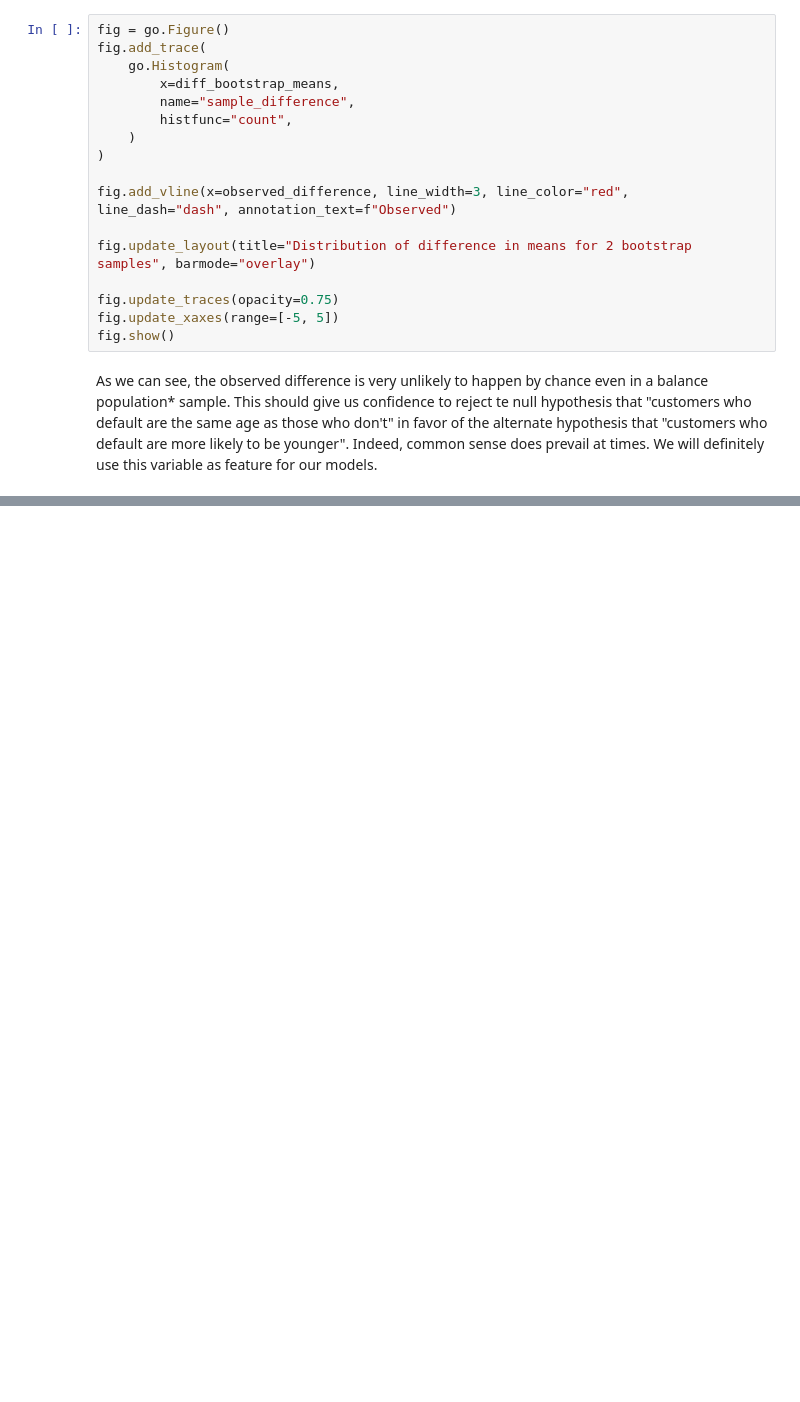
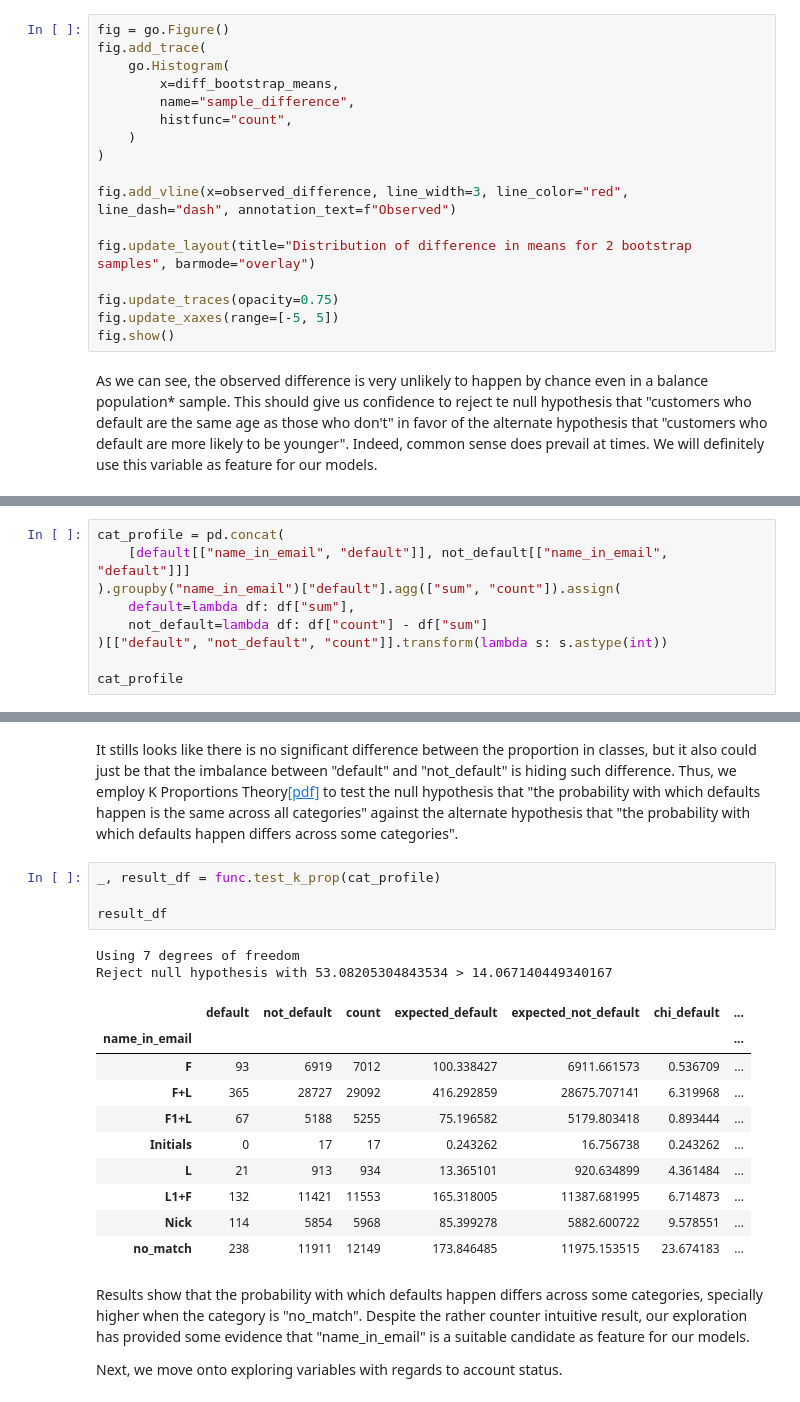
Before and after one commit to ottobricks/default_prediction_case_study, a Jupyter notebook: src/2_exploration/1_personal_variables.ipynb, the cells around one changed output, grey strips where cells are left out. Cells and saved outputs as stored; diff of their text form; blank space fills up the shorter version.

Commit message:
Conclude exploration of personal variables

```diff
--- a/src/2_exploration/1_personal_variables.ipynb
+++ b/src/2_exploration/1_personal_variables.ipynb
@@ -134,0 +147,9 @@ Name: name_in_email, dtype: int64
+# %%
+cat_profile = pd.concat(
+    [default[["name_in_email", "default"]], not_default[["name_in_email", "default"]]]
+).groupby("name_in_email")["default"].agg(["sum", "count"]).assign(
+    default=lambda df: df["sum"],
+    not_default=lambda df: df["count"] - df["sum"]
+)[["default", "not_default", "count"]].transform(lambda s: s.astype(int))
+
+cat_profile
@@ -134,0 +195,25 @@ Name: name_in_email, dtype: int64
+# %% [markdown]
+It stills looks like there is no significant difference between the proportion in classes, but it also could just be that the imbalance between "default" and "not_default" is hiding such difference. Thus, we employ K Proportions Theory[\[pdf\]][1] to test the null hypothesis that "the probability with which defaults happen is the same across all categories" against the alternate hypothesis that "the probability with which defaults happen differs across some categories".
+
+[1]: https://web.williams.edu/Mathematics/sjmiller/public_html/BrownClasses/162/Handouts/StatsTests04.pdf
+# %%
+_, result_df = func.test_k_prop(cat_profile)
+
+result_df
+# %% [output]
+Using 7 degrees of freedom
+Reject null hypothesis with 53.08205304843534 > 14.067140449340167
+|  | default | not_default | count | expected_default | expected_not_default | chi_default | ... |
+| name_in_email |  |  |  |  |  |  | ... |
+| F | 93 | 6919 | 7012 | 100.338427 | 6911.661573 | 0.536709 | ... |
+| F+L | 365 | 28727 | 29092 | 416.292859 | 28675.707141 | 6.319968 | ... |
+| F1+L | 67 | 5188 | 5255 | 75.196582 | 5179.803418 | 0.893444 | ... |
+| Initials | 0 | 17 | 17 | 0.243262 | 16.756738 | 0.243262 | ... |
+| L | 21 | 913 | 934 | 13.365101 | 920.634899 | 4.361484 | ... |
+| L1+F | 132 | 11421 | 11553 | 165.318005 | 11387.681995 | 6.714873 | ... |
+| Nick | 114 | 5854 | 5968 | 85.399278 | 5882.600722 | 9.578551 | ... |
+| no_match | 238 | 11911 | 12149 | 173.846485 | 11975.153515 | 23.674183 | ... |
+# %% [markdown]
+Results show that the probability with which defaults happen differs across some categories, specially higher when the category is "no_match". Despite the rather counter intuitive result, our exploration has provided some evidence that "name_in_email" is a suitable candidate as feature for our models.
+
+Next, we move onto exploring variables with regards to account status.
```
Also changed, not shown: parts of 11 cells of this notebook.
